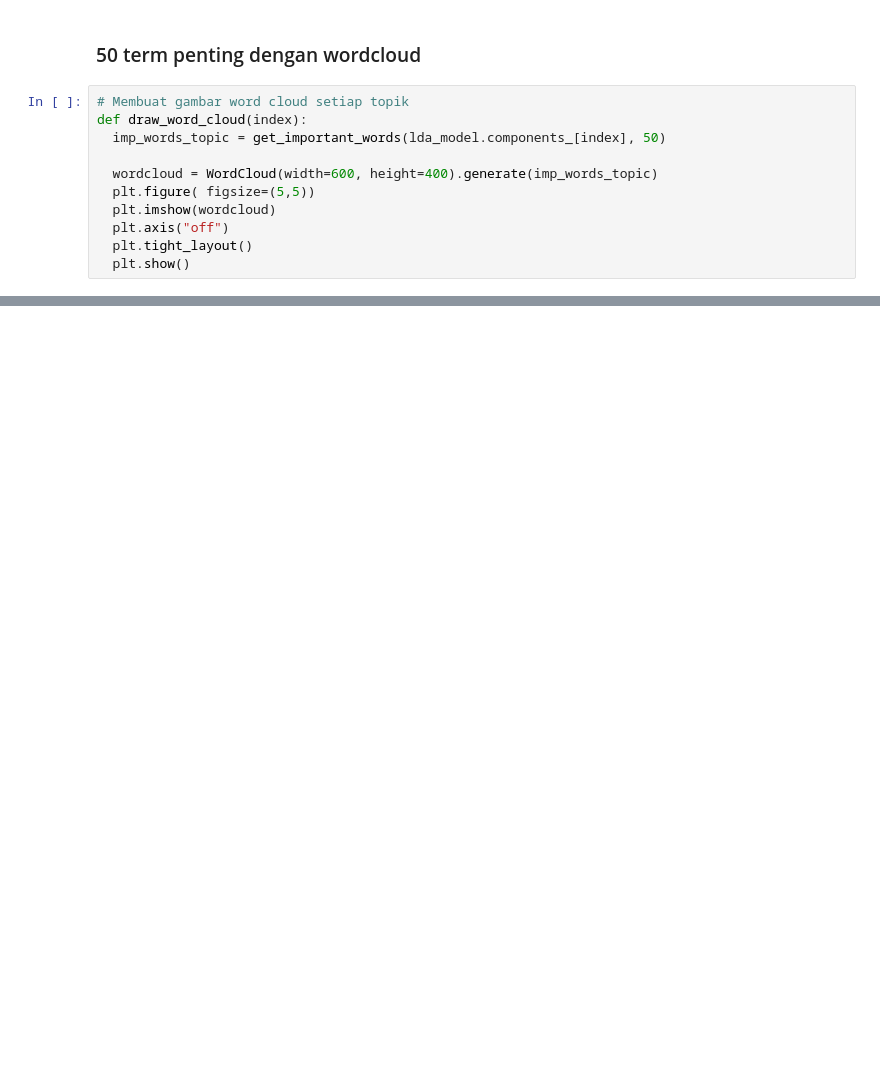
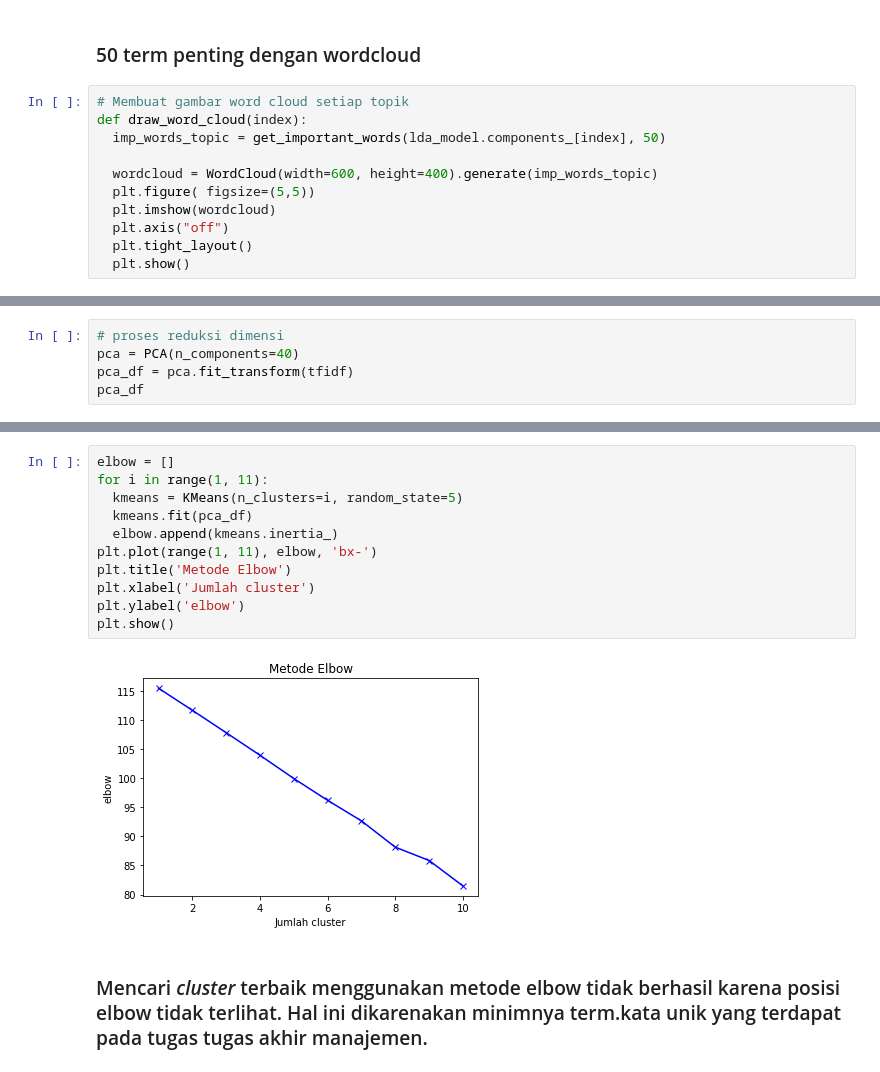
Before and after one commit to willy-190087/PPW, a Jupyter notebook: _build/jupyter_execute/topic-modelling.ipynb, the cells around one changed output, grey strips where cells are left out. Saved outputs shown, nothing was run; the diff lists cells and outputs as text; blank space fills up the shorter version.

```diff
--- a/_build/jupyter_execute/topic-modelling.ipynb
+++ b/_build/jupyter_execute/topic-modelling.ipynb
@@ -518,0 +574,5 @@ draw_word_cloud(1)
+# %%
+# proses reduksi dimensi
+pca = PCA(n_components=40)
+pca_df = pca.fit_transform(tfidf)
+pca_df
@@ -518,0 +603,15 @@ draw_word_cloud(1)
+# %%
+elbow = []
+for i in range(1, 11):
+  kmeans = KMeans(n_clusters=i, random_state=5)
+  kmeans.fit(pca_df)
+  elbow.append(kmeans.inertia_)
+plt.plot(range(1, 11), elbow, 'bx-')
+plt.title('Metode Elbow')
+plt.xlabel('Jumlah cluster')
+plt.ylabel('elbow')
+plt.show()
+# %% [output]
+[figure, added]
+# %% [markdown]
+### Mencari _cluster_ terbaik menggunakan metode elbow tidak berhasil karena posisi elbow tidak terlihat. Hal ini dikarenakan minimnya term.kata unik yang terdapat pada tugas tugas akhir manajemen.
```
Also changed, not shown: parts of 32 cells of this notebook, 41 other files.
